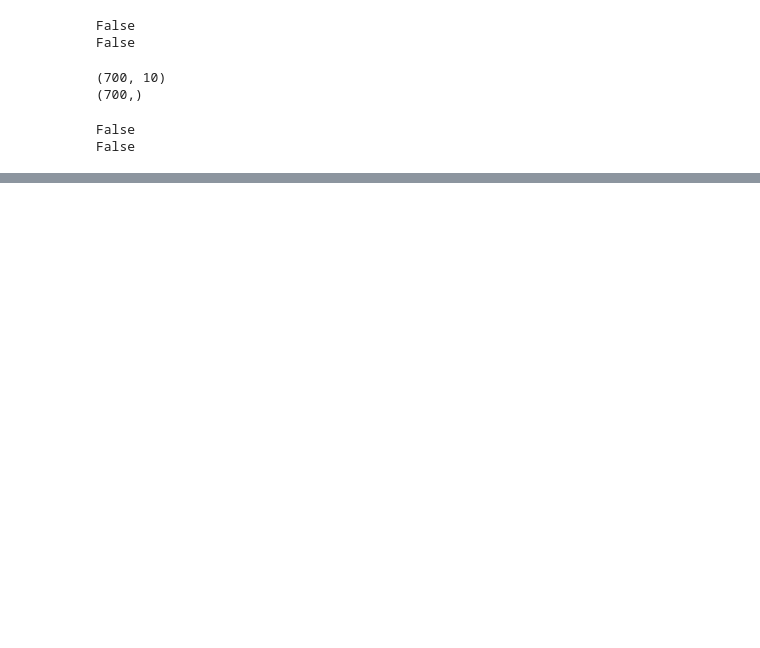
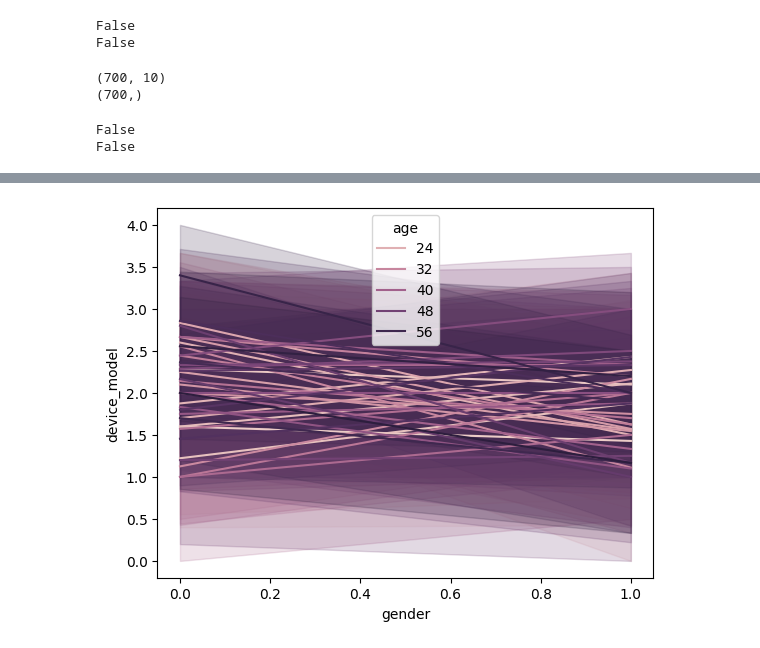
Before and after one commit to Saipranith05/Mobile_Prediction, a Jupyter notebook: app.ipynb, the cells around one changed output, grey strips where cells are left out. Cells and saved outputs as stored; diff of their text form; code cells hidden in the pictures; blank space fills up the shorter version.

```diff
--- a/app.ipynb
+++ b/app.ipynb
@@ -302,0 +307,7 @@ np.float64(0.5)
+# %%
+import seaborn as sns
+
+sns.lineplot(x=df["gender"], y=df["device_model"], hue="age", data=df)
+plt.show()
+# %% [output]
+[figure, added]
```
Also changed, not shown: parts of 9 cells of this notebook, 1 other file.
